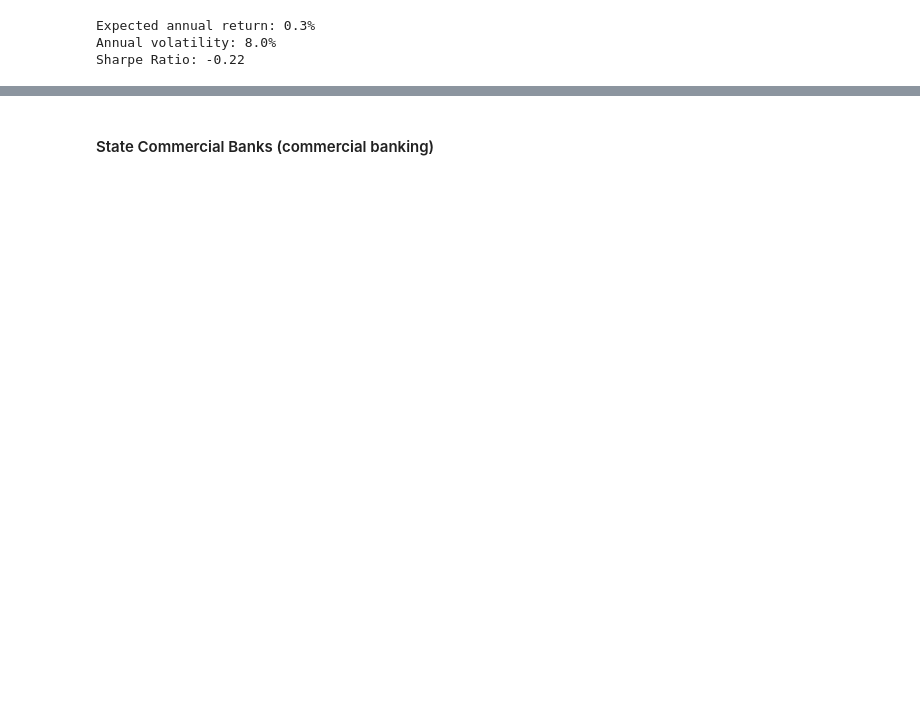
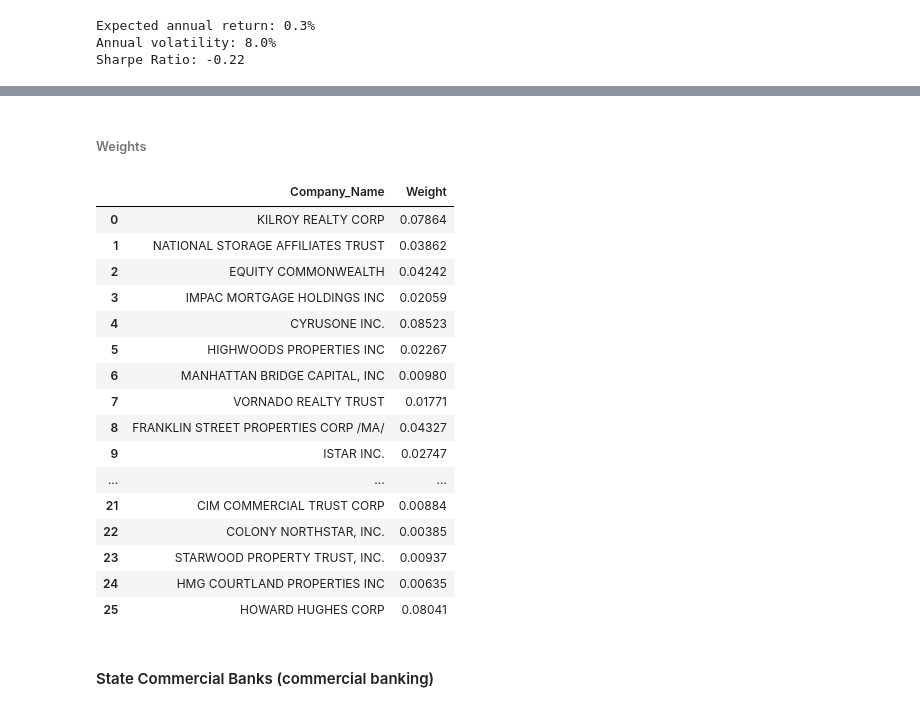
Before and after one commit to richardye101/ubineer_nlp_research, a Jupyter notebook: content/peitong/3.3_Minimum_Variance_Analysis-Factor_Model.ipynb, the cells around one changed output, grey strips where cells are left out. Saved outputs shown, nothing was run; the diff lists cells and outputs as text; code cells hidden in the pictures; blank space fills up the shorter version.

```diff
--- a/content/peitong/3.3_Minimum_Variance_Analysis-Factor_Model.ipynb
+++ b/content/peitong/3.3_Minimum_Variance_Analysis-Factor_Model.ipynb
@@ -450,3 +490,25 @@ Sharpe Ratio: -0.22
+# %% [markdown]
+###### Weights
+# %%
+pd.read_csv("data/min_vol_factor_model_Real_Estate_Investment_Trusts.csv")
+# %% [output]
+|  | Company_Name | Weight |
+| 0 | KILROY REALTY CORP | 0.07864 |
+| 1 | NATIONAL STORAGE AFFILIATES TRUST | 0.03862 |
+| 2 | EQUITY COMMONWEALTH | 0.04242 |
+| 3 | IMPAC MORTGAGE HOLDINGS INC | 0.02059 |
+| 4 | CYRUSONE INC. | 0.08523 |
+| 5 | HIGHWOODS PROPERTIES INC | 0.02267 |
+| 6 | MANHATTAN BRIDGE CAPITAL, INC | 0.00980 |
+| 7 | VORNADO REALTY TRUST | 0.01771 |
+| 8 | FRANKLIN STREET PROPERTIES CORP /MA/ | 0.04327 |
+| 9 | ISTAR INC. | 0.02747 |
+| ... | ... | ... |
+| 21 | CIM COMMERCIAL TRUST CORP | 0.00884 |
+| 22 | COLONY NORTHSTAR, INC. | 0.00385 |
+| 23 | STARWOOD PROPERTY TRUST, INC. | 0.00937 |
+| 24 | HMG COURTLAND PROPERTIES INC | 0.00635 |
+| 25 | HOWARD HUGHES CORP | 0.08041 |
 # %% [markdown]
 #### State Commercial Banks (commercial banking)
 # %%
```
Also changed, not shown: parts of 30 cells of this notebook, 39 other files.
